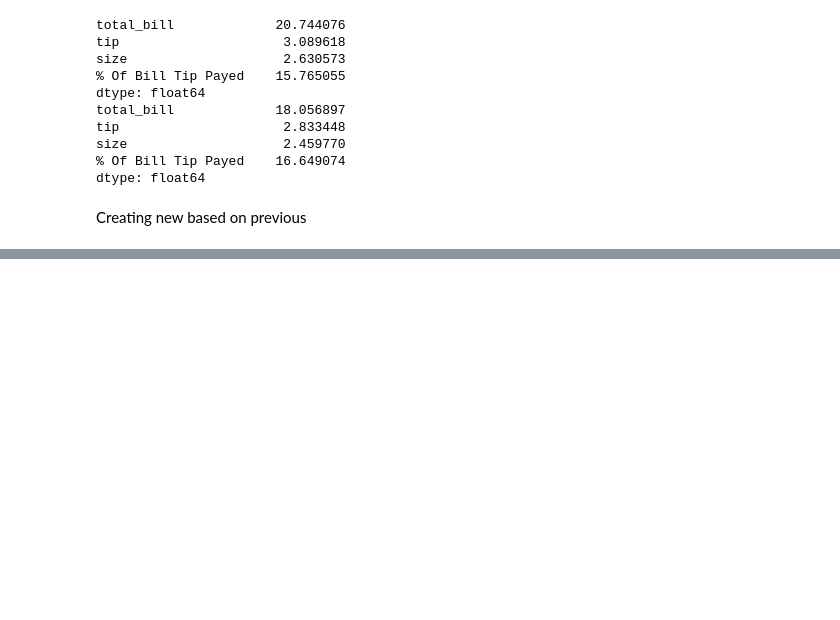
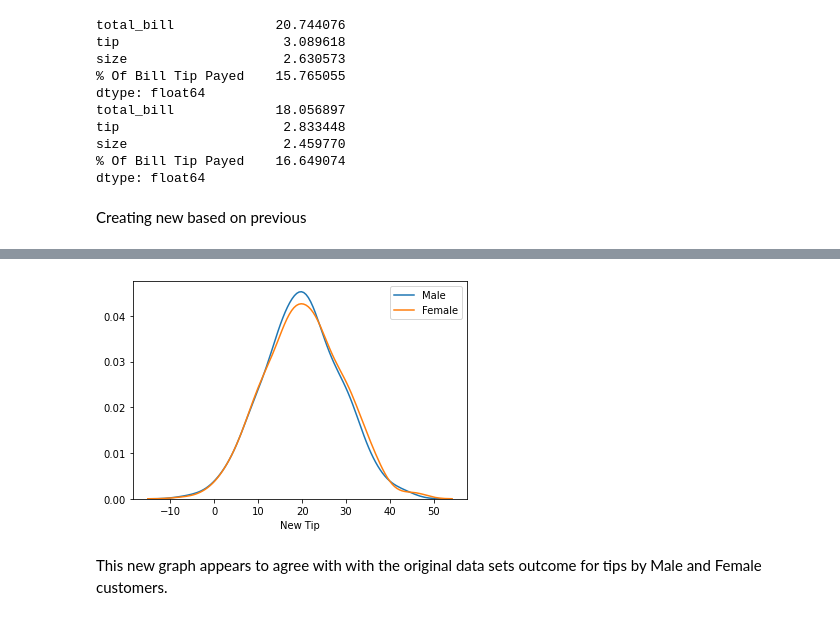
Before and after one commit to LauraBrogan/Programming-Project-2020, a Jupyter notebook: Programming Project 2020.ipynb, the cells around one changed output, grey strips where cells are left out. Drawn from its saved outputs; the diff is of its cells as text; code cells hidden in the pictures; blank space fills up the shorter version.

```diff
--- a/Programming Project 2020.ipynb
+++ b/Programming Project 2020.ipynb
@@ -164,0 +178,7 @@ mydataset.head()
+# %%
+bw=['2','3','4', '5', '6']
+size=[]
+for i in range(1000):
+    size.append(random.choice(bw))
+mydataset.insert(1,"Newsize",size,True)
+mydataset.head()
@@ -164,0 +192,7 @@ mydataset.head()
+# %%
+bw=['Dinner','Lunch']
+time=[]
+for i in range(1000):
+    time.append(random.choice(bw))
+mydataset.insert(1,"Newtime",time,True)
+mydataset.head()
@@ -165,7 +217,8 @@ mydataset.head()
 # %%
-newmale=mydataset.loc[(mydataset["Newsex"]=='Male')]
-newfemale=mydataset.loc[mydataset["Newsex"']==''Female']
-sns.distplot(newmale[['New Tip']], hist=False, label='Male')
-sns.distplot(newfemale[['New Tip']], hist=False, label='Female')
+male=mydataset.loc[(mydataset['Newsex']=='Male')]
+female=mydataset.loc[mydataset['Newsex']=='Female']
+sns.distplot(male['New Tip'], hist=False, label='Male')
+sns.distplot(female['New Tip'], hist=False, label='Female')
+
 plt.show()
 # %% [output]
@@ -172,0 +225 @@ SyntaxError: invalid syntax (<ipython-input-15-d54b213c0945>, line 3)
+[figure, added]
@@ -179,0 +226,2 @@ plt.show()
+# %% [markdown]
+This new graph appears to agree with with the original data sets outcome for tips by Male and Female customers.
```
Also changed, not shown: parts of 11 cells of this notebook.
